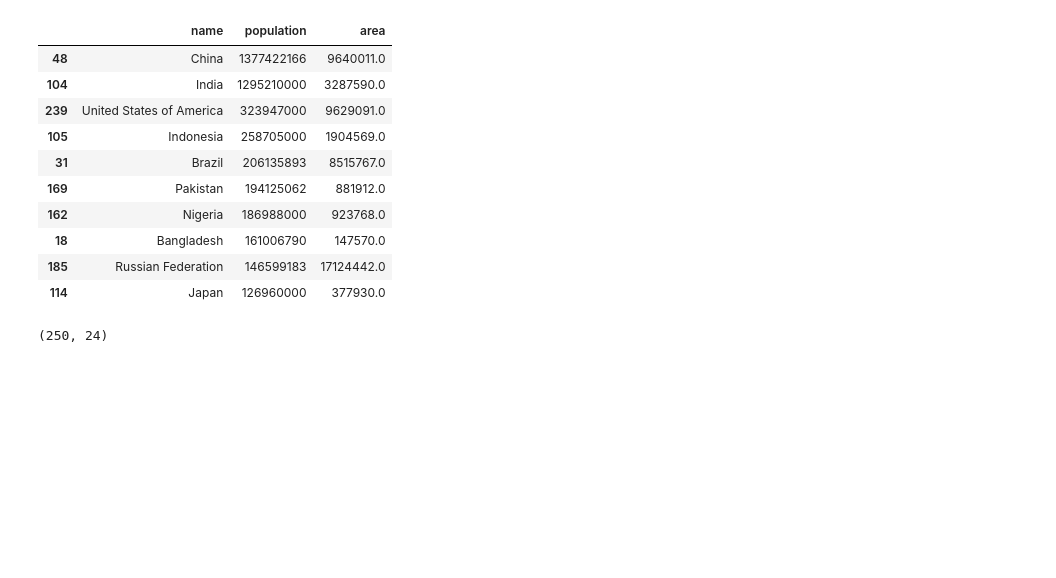
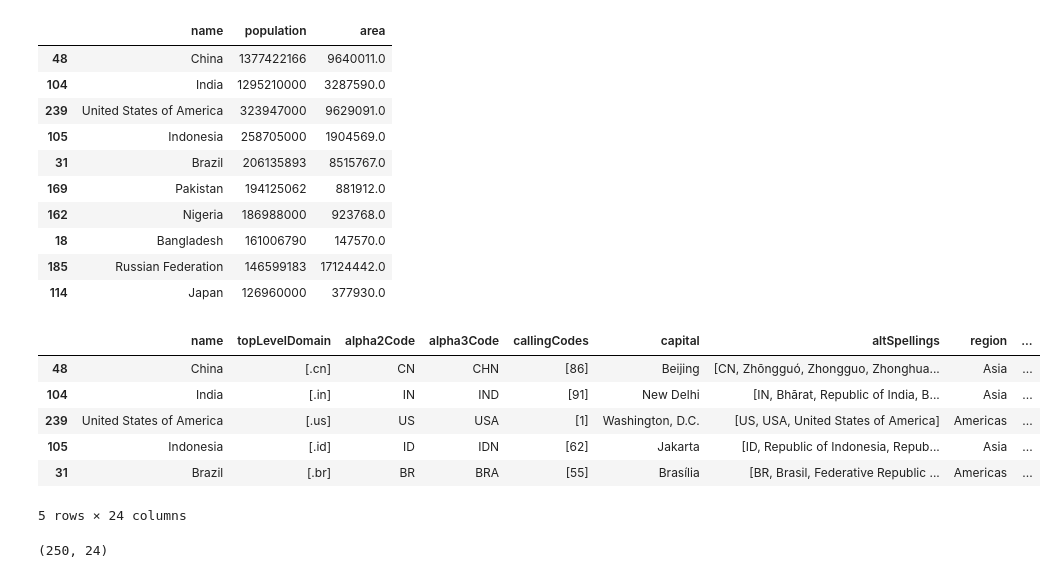
Before and after one commit to srikanthpragada/DS_04_FEB_2021, a Jupyter notebook: pandas/countries_df.ipynb, the cells around one changed output. Cells and saved outputs as stored; diff of their text form; code cells hidden in the pictures; blank space fills up the shorter version.

```diff
--- a/pandas/countries_df.ipynb
+++ b/pandas/countries_df.ipynb
@@ -36,6 +36,16 @@ df.nlargest(10,'population')[['name','population','area']]
 | 18 | Bangladesh | 161006790 | 147570.0 |
 | 185 | Russian Federation | 146599183 | 17124442.0 |
 | 114 | Japan | 126960000 | 377930.0 |
+# %%
+df.sort_values('population', ascending=False).iloc[:5]
+# %% [output]
+|  | name | topLevelDomain | alpha2Code | alpha3Code | callingCodes | capital | altSpellings | region | ... |
+| 48 | China | [.cn] | CN | CHN | [86] | Beijing | [CN, Zhōngguó, Zhongguo, Zhonghua... | Asia | ... |
+| 104 | India | [.in] | IN | IND | [91] | New Delhi | [IN, Bhārat, Republic of India, B... | Asia | ... |
+| 239 | United States of America | [.us] | US | USA | [1] | Washington, D.C. | [US, USA, United States of America] | Americas | ... |
+| 105 | Indonesia | [.id] | ID | IDN | [62] | Jakarta | [ID, Republic of Indonesia, Repub... | Asia | ... |
+| 31 | Brazil | [.br] | BR | BRA | [55] | Brasília | [BR, Brasil, Federative Republic ... | Americas | ... |
+5 rows × 24 columns
 # %%
 df.shape
 # %% [output]
```
Also changed, not shown: 2 other files.
